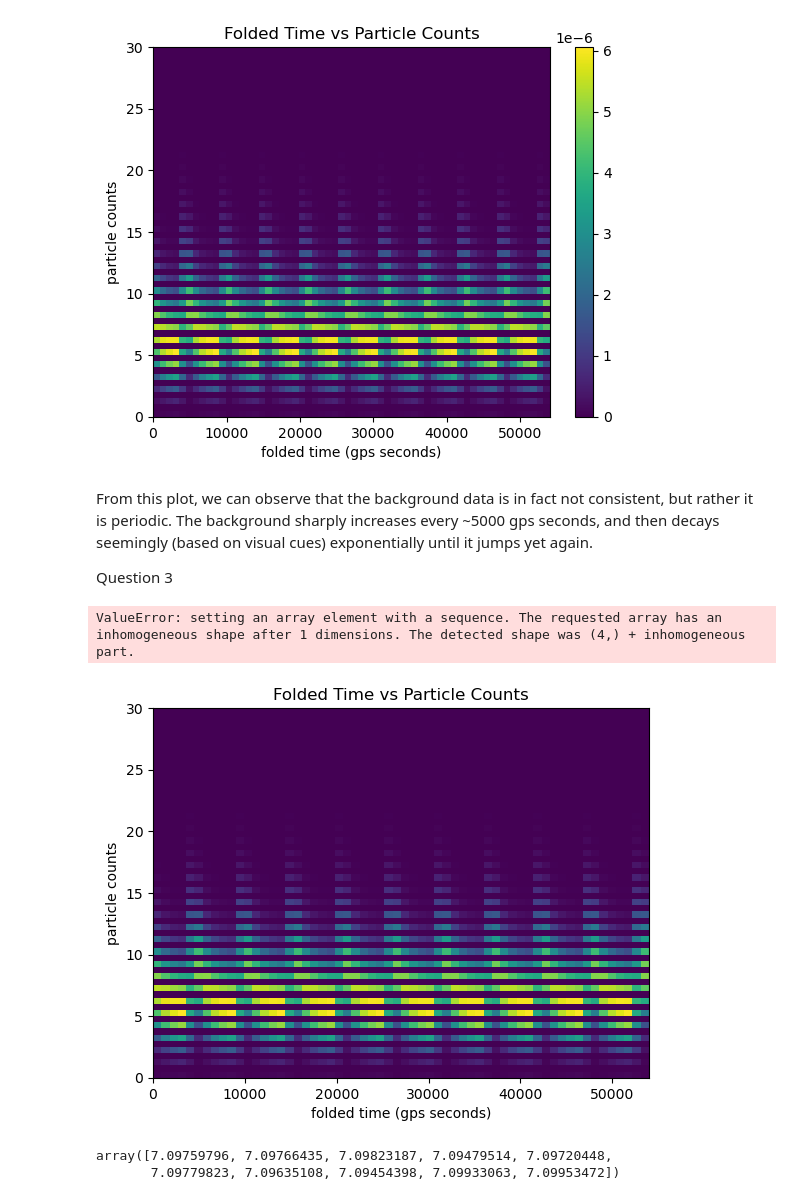
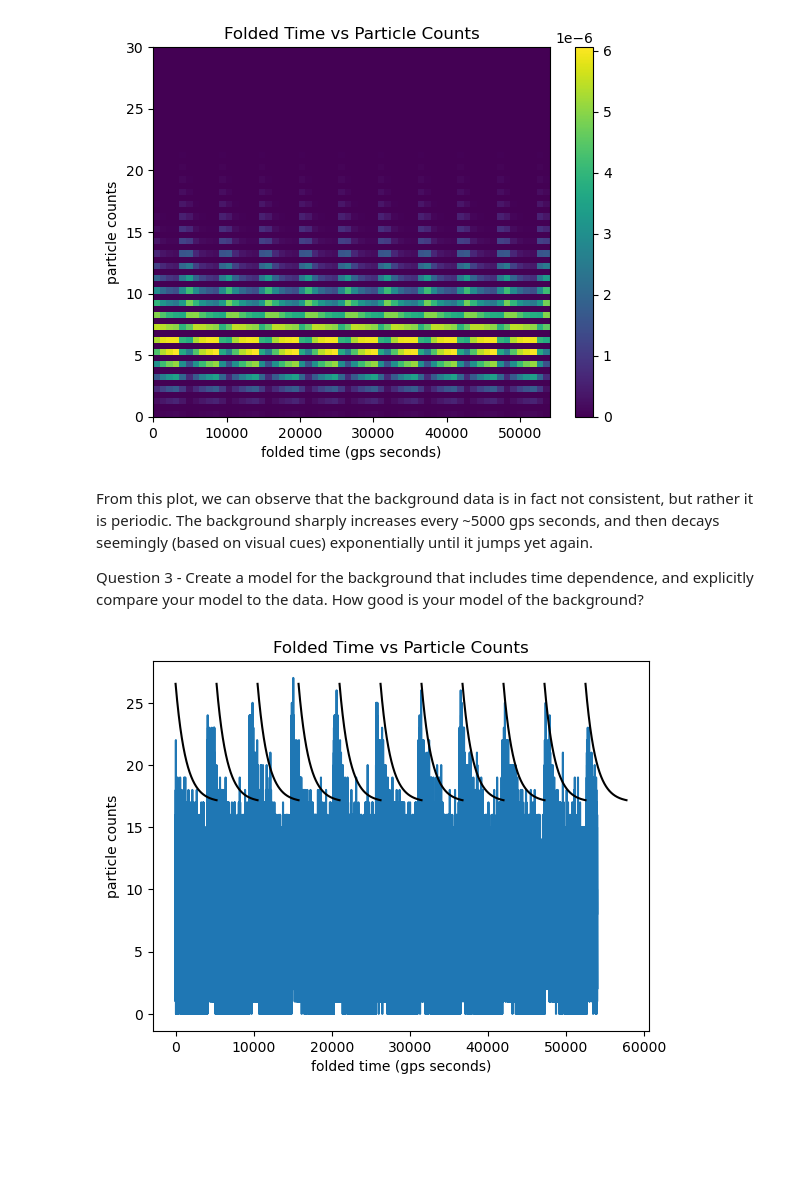
Before and after one commit to ellaaaaah/phys434, a Jupyter notebook: lab/LAB4.ipynb, the cells around one changed output. Cells and saved outputs as stored; diff of their text form; code cells hidden in the pictures; blank space fills up the shorter version.

```diff
--- a/lab/LAB4.ipynb
+++ b/lab/LAB4.ipynb
@@ -20,7 +20,7 @@ hf.keys()
 <KeysViewHDF5 ['data']>
 # %%
 # importing data into an array
-data = np.array(hf.get('data'))
+data = np.array(hf.get('data'), dtype = 'float')
 
 # checking data is as expected
 np.shape(data)
@@ -95,25 +95,23 @@ plt.colorbar()
 # %% [markdown]
 From this plot, we can observe that the background data is in fact not consistent, but rather it is periodic. The background sharply increases every ~5000 gps seconds, and then decays seemingly (based on visual cues) exponentially until it jumps yet again.
 
-Question 3
+Question 3 - Create a model for the background that includes time dependence, and explicitly compare your model to the data. How good is your model of the background?
-# %%
-# plotting time % 54000 vs particle count
-fig, ax = plt.subplots(1, 1)
-plt.xlabel('folded time (gps seconds)')
-plt.ylabel('particle counts')
-plt.title('Folded Time vs Particle Counts')
-plt.hist2d(data[0] % num_of_int, data[3], bins = 60, density = True)
-
-# plotting the means - IN PROGRESS
-means = stats.binned_statistic_2d(x = data[0] % num_of_int, y = data[3], values = data[0] % num_of_int, statistic = 'mean')
-ax.scatter(means, data[3], color = 'red')
-plt.colorbar()
-# %% [output]
-ValueError: setting an array element with a sequence. The requested array has an inhomogeneous shape after 1 dimensions. The detected shape was (4,) + inhomogeneous part.
-[figure, removed]
-# %%
-# (IN PROGRESS) testing things
-stats.binned_statistic(x = data[0] % num_of_int, values = data[3], statistic = 'mean')[0]
-# %% [output]
-array([7.09759796, 7.09766435, 7.09823187, 7.09479514, 7.09720448,
-       7.09779823, 7.09635108, 7.09454398, 7.09933063, 7.09953472])
+# %%
+# plotting time % 54000 vs particle count
+num_of_int = 90 * 60 * 1000 / 100
+fig, ax = plt.subplots(1, 1)
+plt.xlabel('folded time (gps seconds)')
+plt.ylabel('particle counts')
+plt.title('Folded Time vs Particle Counts')
+plt.plot(data[0][:1000000] % num_of_int, data[3][:1000000])
+
+# plotting the periodic exponential decays as my model (values are estimated based on visual observation)
+approx_width = 5250
+approx_peaks = [np.arange(0, 55000, approx_width)]
+for peak in approx_peaks:
+    stdeva = (peak + approx_width - peak) / 4
+    x = np.linspace(peak, peak + approx_width, 1000)
+    ax.plot(x, (stats.expon.pdf(x, loc = peak, scale = stdeva) * 25 * 500) + 17, color = 'black')
+plt.show()
+# %% [output]
+[figure, added]
```
Also changed, not shown: parts of 6 cells of this notebook.
